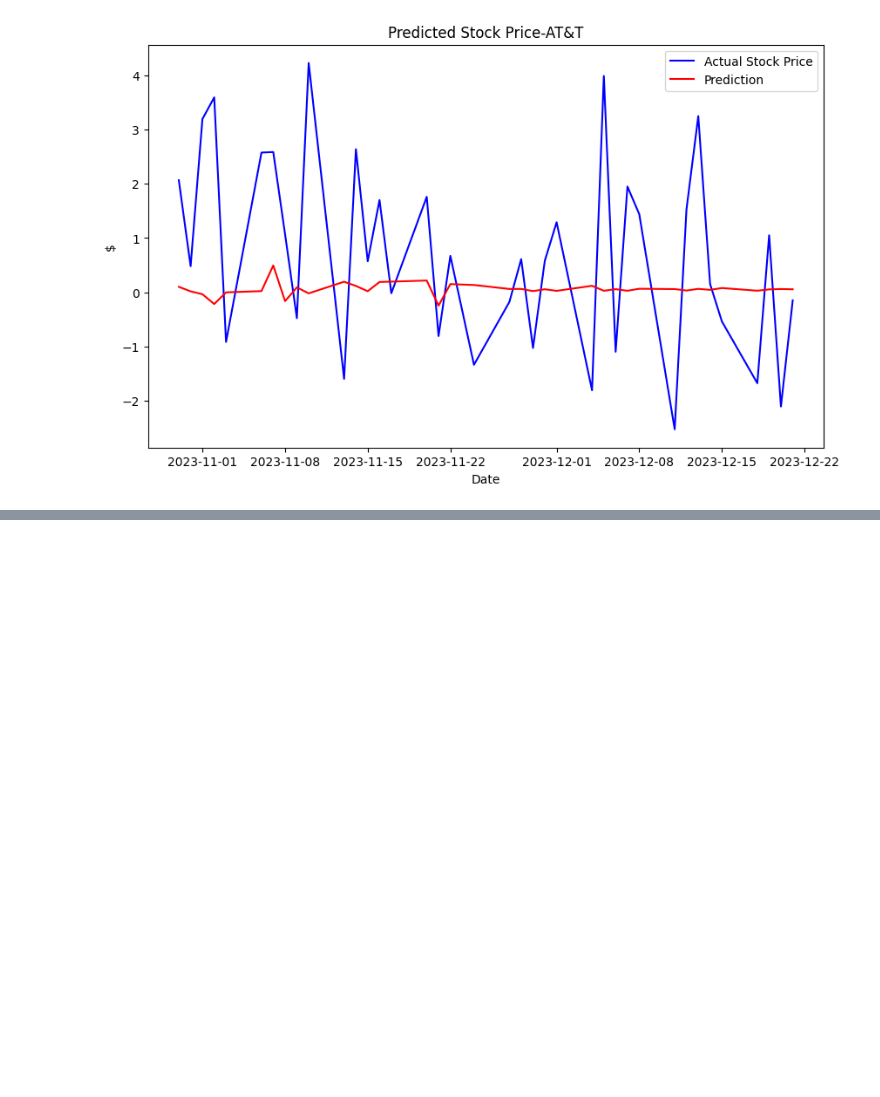
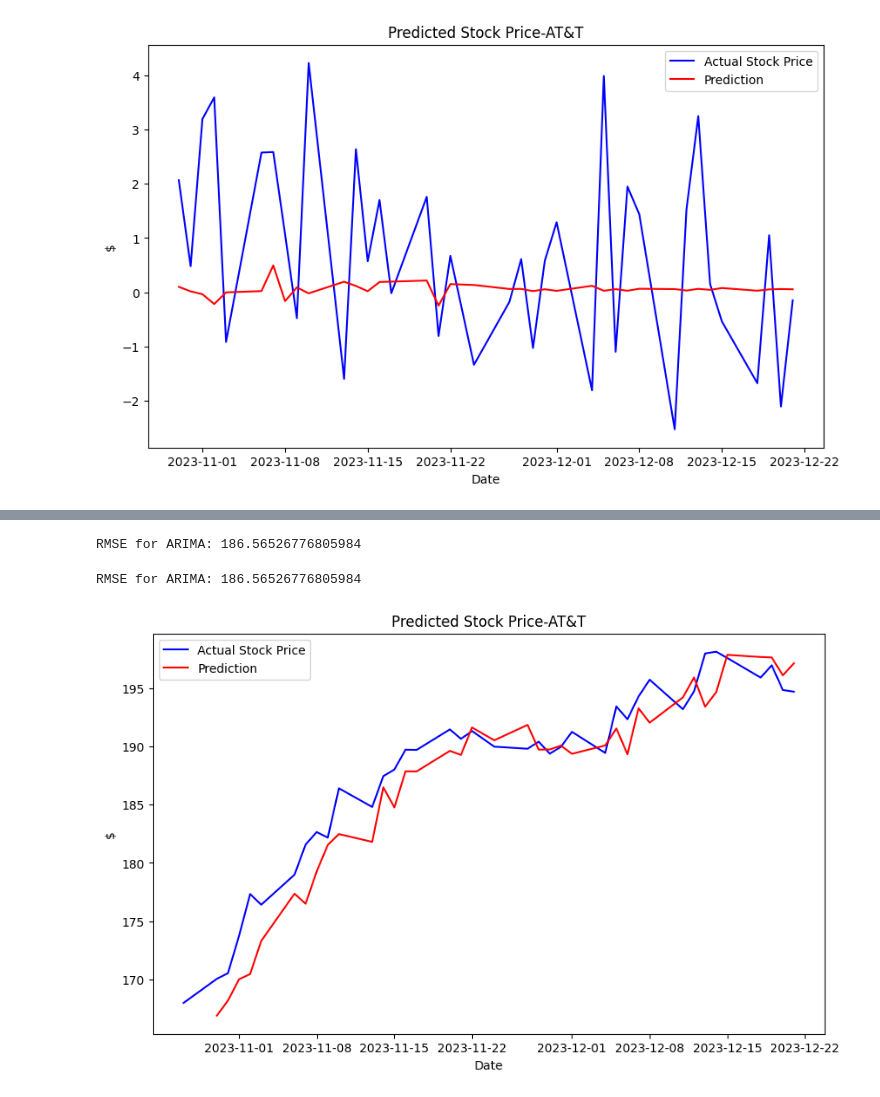
Before and after one commit to Echo9k/FinML, a Jupyter notebook: notebooks/Time_Serie-analysis.ipynb, the cells around one changed output, grey strips where cells are left out. Saved outputs shown, nothing was run; the diff lists cells and outputs as text; code cells hidden in the pictures; blank space fills up the shorter version.

Commit message:
ARIMA predictions
Predictions using ARIMA

```diff
--- a/notebooks/Time_Serie-analysis.ipynb
+++ b/notebooks/Time_Serie-analysis.ipynb
@@ -213,6 +213,7 @@ data_diff = data["price"].diff().dropna()
 train_size = int(len(data_diff) * 0.95)
 
 # Use differenced data for the autoregressive model
+train, test = data[:train_size], data[train_size:]
 train_diff, test_diff = data_diff[:train_size], data_diff[train_size:]
 # %%
 # Specify the optimal lags based on PACF analysis
@@ -245,0 +247,33 @@ RMSE for APPL: 1.8917382559377094
+# %%
+from statsmodels.tsa.arima.model import ARIMA
+
+# Specify the order of the ARIMA model
+order = (7,1,7)
+
+# Fit the ARIMA model
+model = ARIMA(data["price"], order=order)
+model_fit = model.fit()
+
+# Make predictions on the test data
+predictions = model_fit.predict(start=len(train_diff), end=len(train_diff) + len(test_diff) - 1)
+predictions.index = test_diff.index
+
+# Calculate RMSE
+rmse = np.sqrt(mean_squared_error(test_diff, predictions))
+# %% [output]
+RMSE for ARIMA: 186.56526776805984
+# %%
+print(f'RMSE for ARIMA: {rmse}')
+# %% [output]
+RMSE for ARIMA: 186.56526776805984
+# %%
+plt.figure(figsize=(10,6))
+plt.plot(test['price'], label='Actual Stock Price', c='b')
+plt.plot(predictions, c='r', label='Prediction')
+plt.title('Predicted Stock Price-AT&T')
+plt.xlabel('Date')
+plt.ylabel('$')
+plt.legend()
+plt.show()
+# %% [output]
+[figure, added]
```
Also changed, not shown: parts of 6 cells of this notebook.
